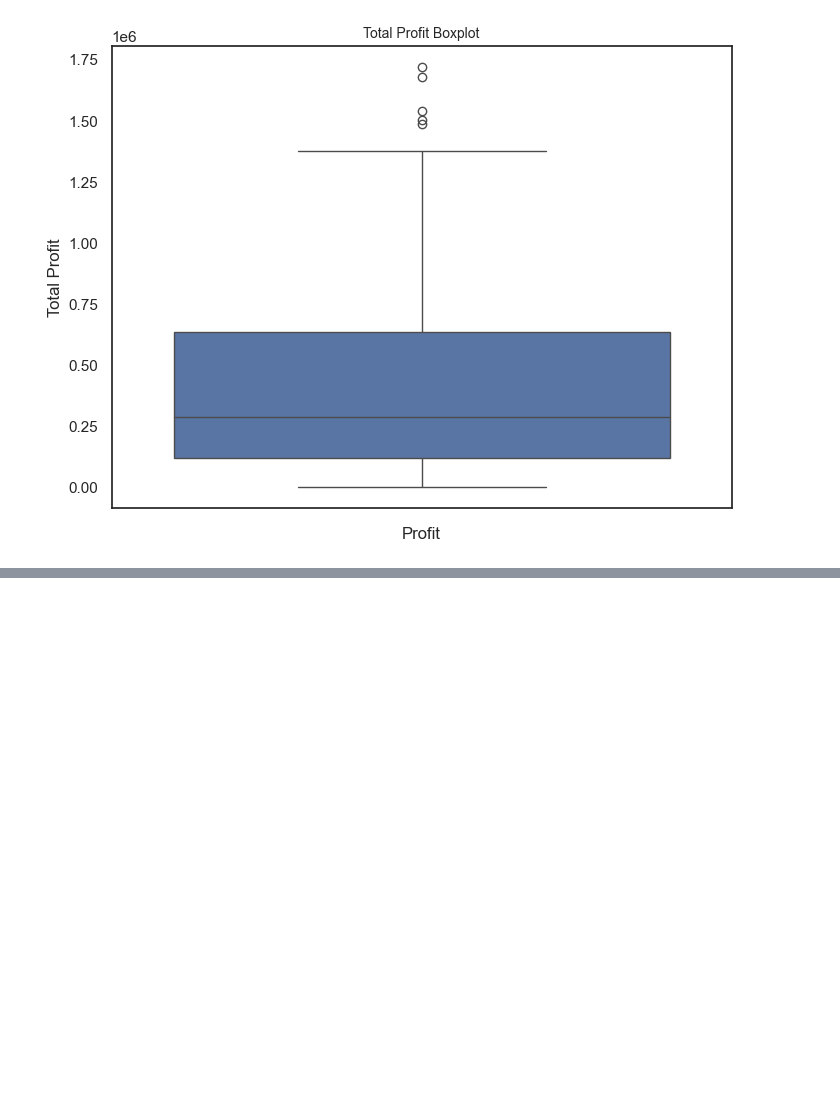
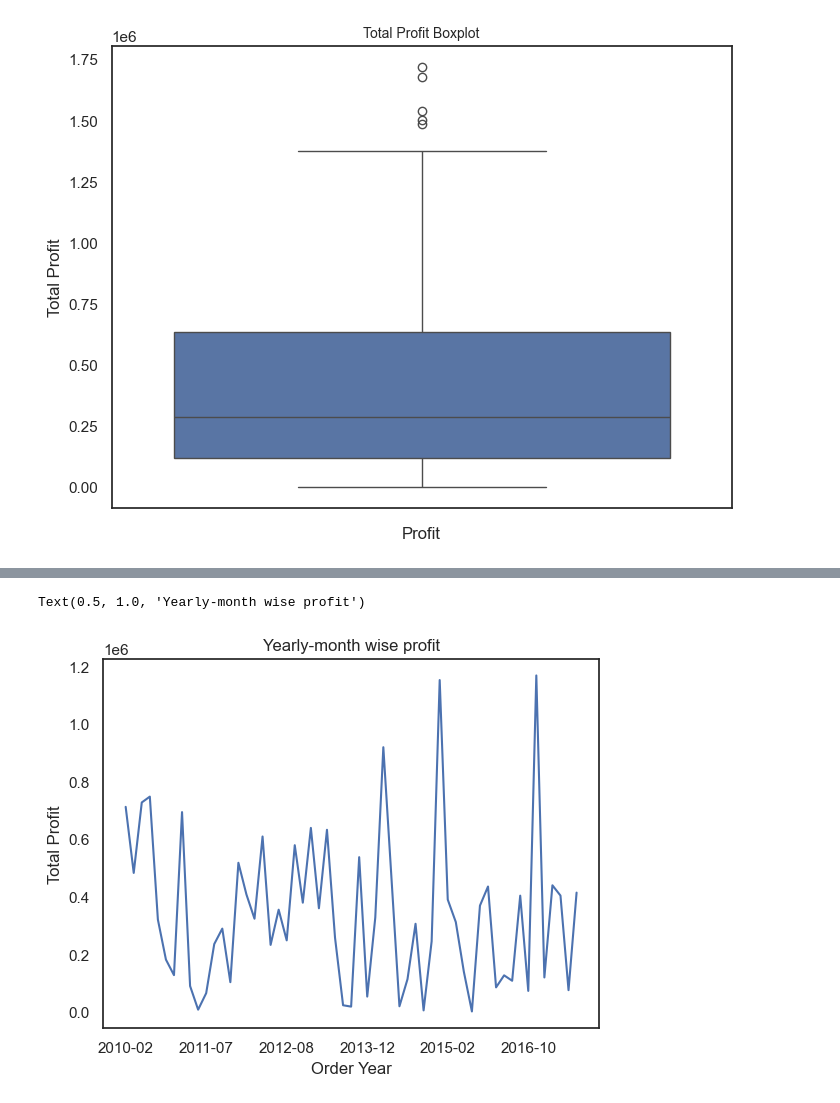
Before and after one commit to sunilkumarcodes/Brainwave_Matrix_Intern, a Jupyter notebook: sales-analysis.ipynb, the cells around one changed output, grey strips where cells are left out. Saved outputs shown, nothing was run; the diff lists cells and outputs as text; code cells hidden in the pictures; blank space fills up the shorter version.

```diff
--- a/sales-analysis.ipynb
+++ b/sales-analysis.ipynb
@@ -96,0 +142,8 @@ print(z)
+# %%
+no_outliers.groupby('Order Date MonthYear')['Total Profit'].mean().plot()
+plt.xlabel('Order Year')
+plt.ylabel('Total Profit')
+plt.title('Yearly-month wise profit')
+# %% [output]
+Text(0.5, 1.0, 'Yearly-month wise profit')
+[figure, added]
```
Also changed, not shown: parts of 4 cells of this notebook.
